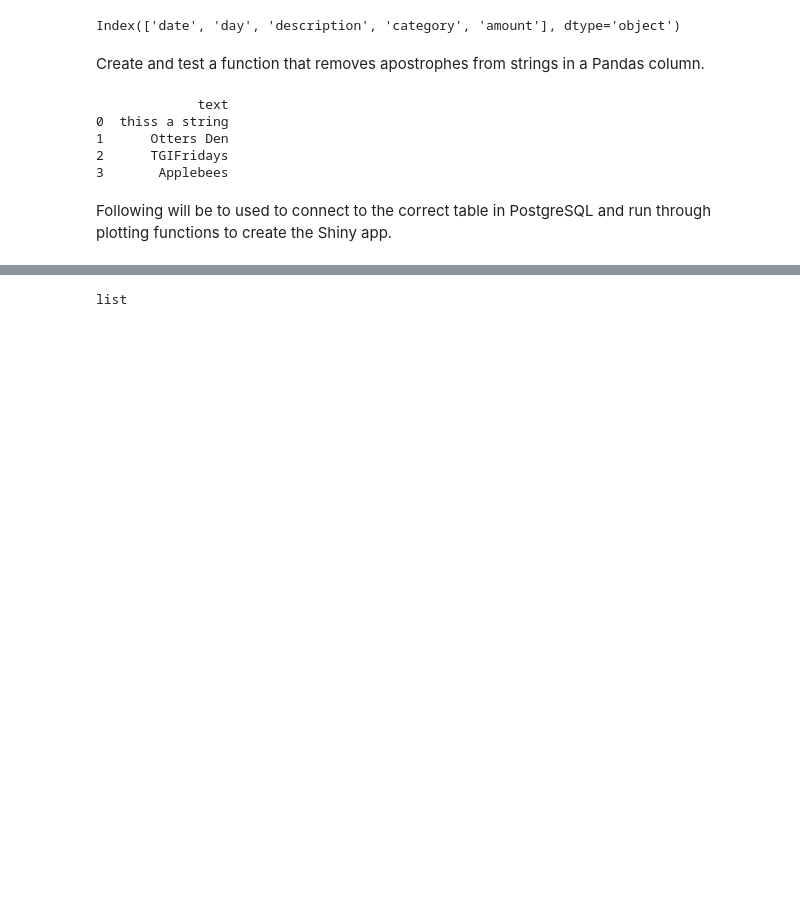
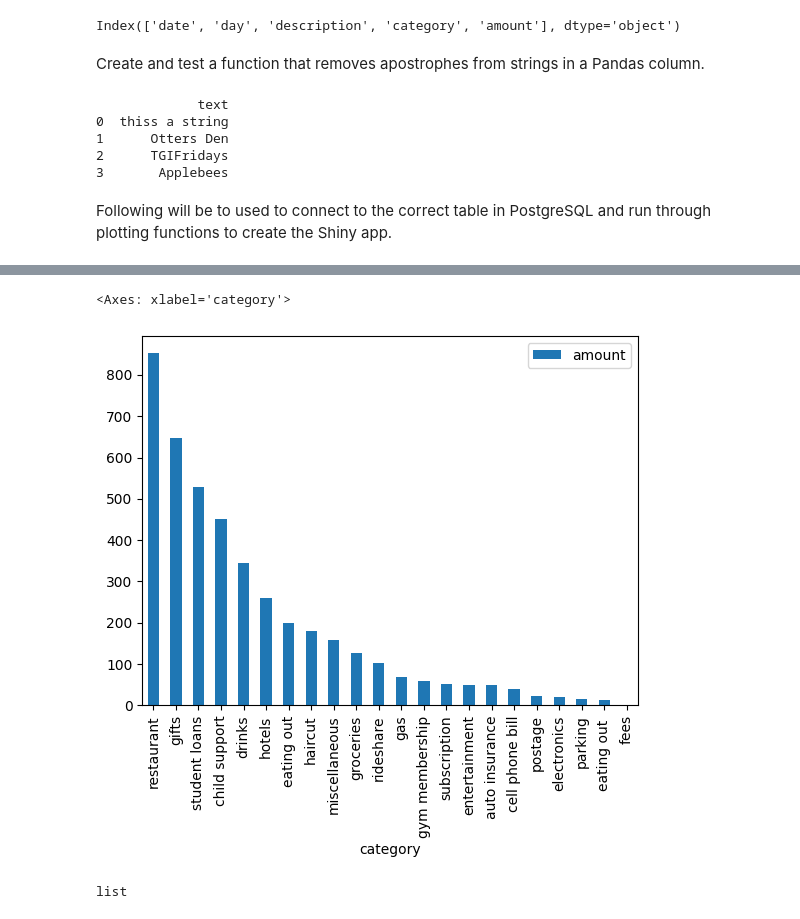
Before and after one commit to bravo-joe/personal-finance-project, a Jupyter notebook: notebooks/prototyping_notebook.ipynb, the cells around one changed output, grey strips where cells are left out. Drawn from its saved outputs; the diff is of its cells as text; code cells hidden in the pictures; blank space fills up the shorter version.

Commit message:
Experimented with plotting logic in development notebook.

```diff
--- a/notebooks/prototyping_notebook.ipynb
+++ b/notebooks/prototyping_notebook.ipynb
@@ -182,0 +294,5 @@ print(allresults)
+# %%
+plot_1 = plot_1.drop(columns=['txn_id', 'date', 'day', 'description'])
+plot_1 = plot_1.groupby('category', as_index=False).sum()
+plot_1 = plot_1.sort_values(by='amount', ascending=False)
+print(plot_1)
@@ -183,3 +317,8 @@ print(allresults)
+# %%
+plot_1.plot('category', 'amount', kind='bar')
+# %% [output]
+<Axes: xlabel='category'>
+[figure, added]
 # %%
 type(allresults)
 # %% [output]
```
Also changed, not shown: parts of 20 cells of this notebook.
